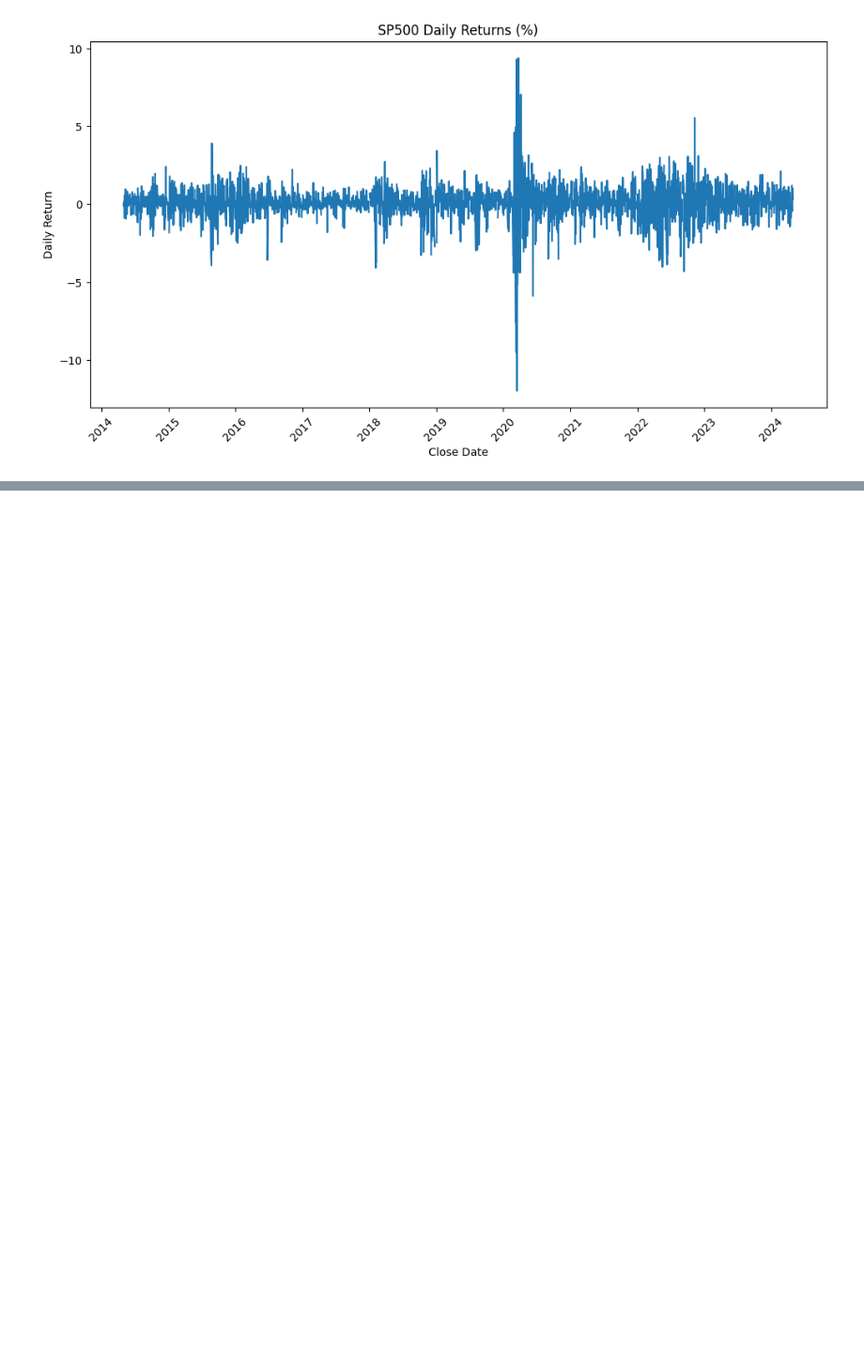
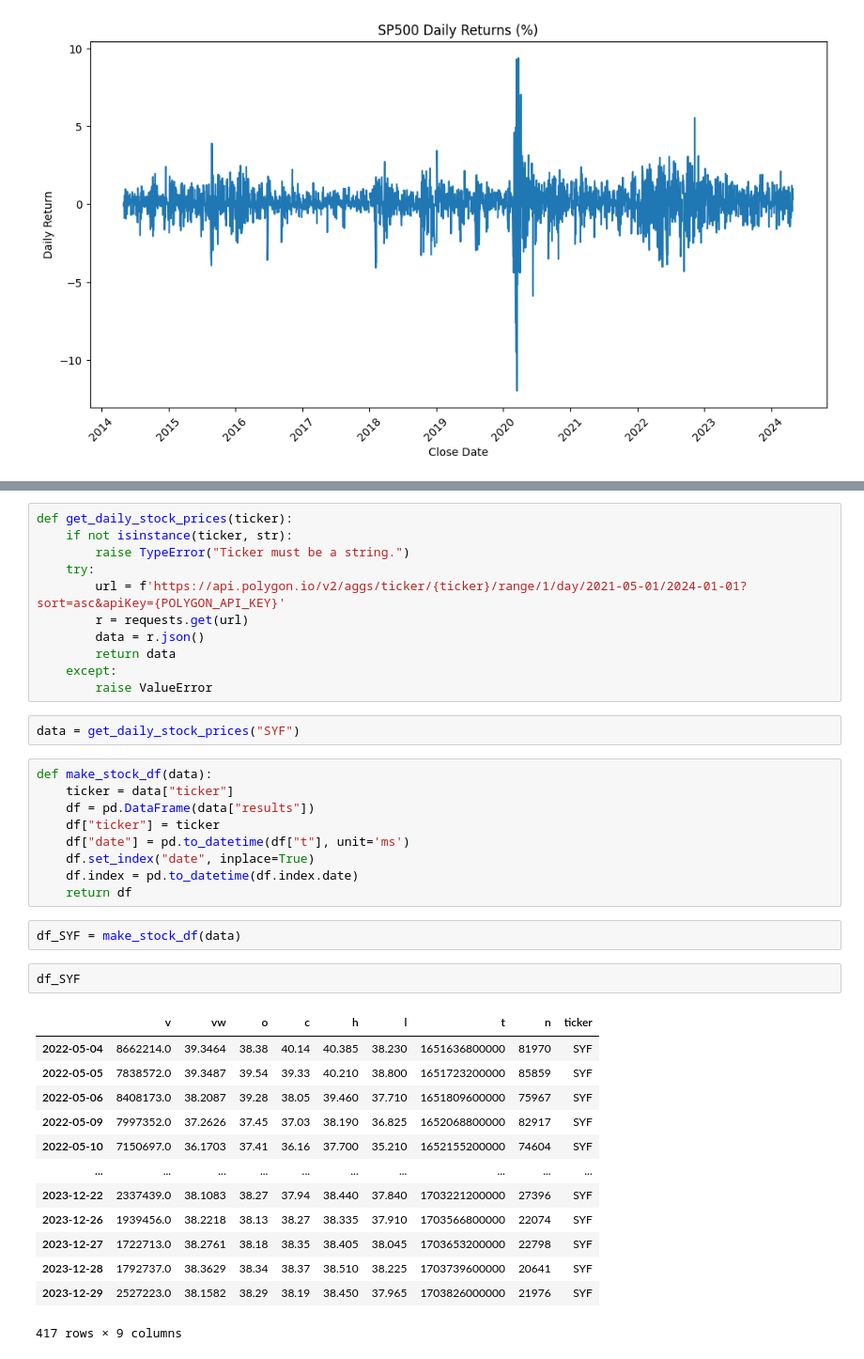
Before and after one commit to alporter08/stocks-feed, a Jupyter notebook: notebooks/api_explore.ipynb, the cells around one changed output, grey strips where cells are left out. Shown at 94% size. Cells and saved outputs as stored; diff of their text form; blank space fills up the shorter version.

```diff
--- a/notebooks/api_explore.ipynb
+++ b/notebooks/api_explore.ipynb
@@ -129,0 +147,40 @@ Text(0.5, 1.0, 'SP500 Daily Returns (%)')
+# %%
+def get_daily_stock_prices(ticker):
+    if not isinstance(ticker, str):
+        raise TypeError("Ticker must be a string.")
+    try:
+        url = f'https://api.polygon.io/v2/aggs/ticker/{ticker}/range/1/day/2021-05-01/2024-01-01?sort=asc&apiKey={POLYGON_API_KEY}'
+        r = requests.get(url)
+        data = r.json()
+        return data
+    except:
+        raise ValueError
+# %%
+data = get_daily_stock_prices("SYF")
+# %%
+def make_stock_df(data):
+    ticker = data["ticker"]
+    df = pd.DataFrame(data["results"])
+    df["ticker"] = ticker
+    df["date"] = pd.to_datetime(df["t"], unit='ms')
+    df.set_index("date", inplace=True)
+    df.index = pd.to_datetime(df.index.date)
+    return df
+# %%
+df_SYF = make_stock_df(data)
+# %%
+df_SYF
+# %% [output]
+|  | v | vw | o | c | h | l | t | n | ticker |
+| 2022-05-04 | 8662214.0 | 39.3464 | 38.38 | 40.14 | 40.385 | 38.230 | 1651636800000 | 81970 | SYF |
+| 2022-05-05 | 7838572.0 | 39.3487 | 39.54 | 39.33 | 40.210 | 38.800 | 1651723200000 | 85859 | SYF |
+| 2022-05-06 | 8408173.0 | 38.2087 | 39.28 | 38.05 | 39.460 | 37.710 | 1651809600000 | 75967 | SYF |
+| 2022-05-09 | 7997352.0 | 37.2626 | 37.45 | 37.03 | 38.190 | 36.825 | 1652068800000 | 82917 | SYF |
+| 2022-05-10 | 7150697.0 | 36.1703 | 37.41 | 36.16 | 37.700 | 35.210 | 1652155200000 | 74604 | SYF |
+| ... | ... | ... | ... | ... | ... | ... | ... | ... | ... |
+| 2023-12-22 | 2337439.0 | 38.1083 | 38.27 | 37.94 | 38.440 | 37.840 | 1703221200000 | 27396 | SYF |
+| 2023-12-26 | 1939456.0 | 38.2218 | 38.13 | 38.27 | 38.335 | 37.910 | 1703566800000 | 22074 | SYF |
+| 2023-12-27 | 1722713.0 | 38.2761 | 38.18 | 38.35 | 38.405 | 38.045 | 1703653200000 | 22798 | SYF |
+| 2023-12-28 | 1792737.0 | 38.3629 | 38.34 | 38.37 | 38.510 | 38.225 | 1703739600000 | 20641 | SYF |
+| 2023-12-29 | 2527223.0 | 38.1582 | 38.29 | 38.19 | 38.450 | 37.965 | 1703826000000 | 21976 | SYF |
+417 rows × 9 columns
```
Also changed, not shown: parts of 10 cells of this notebook.
